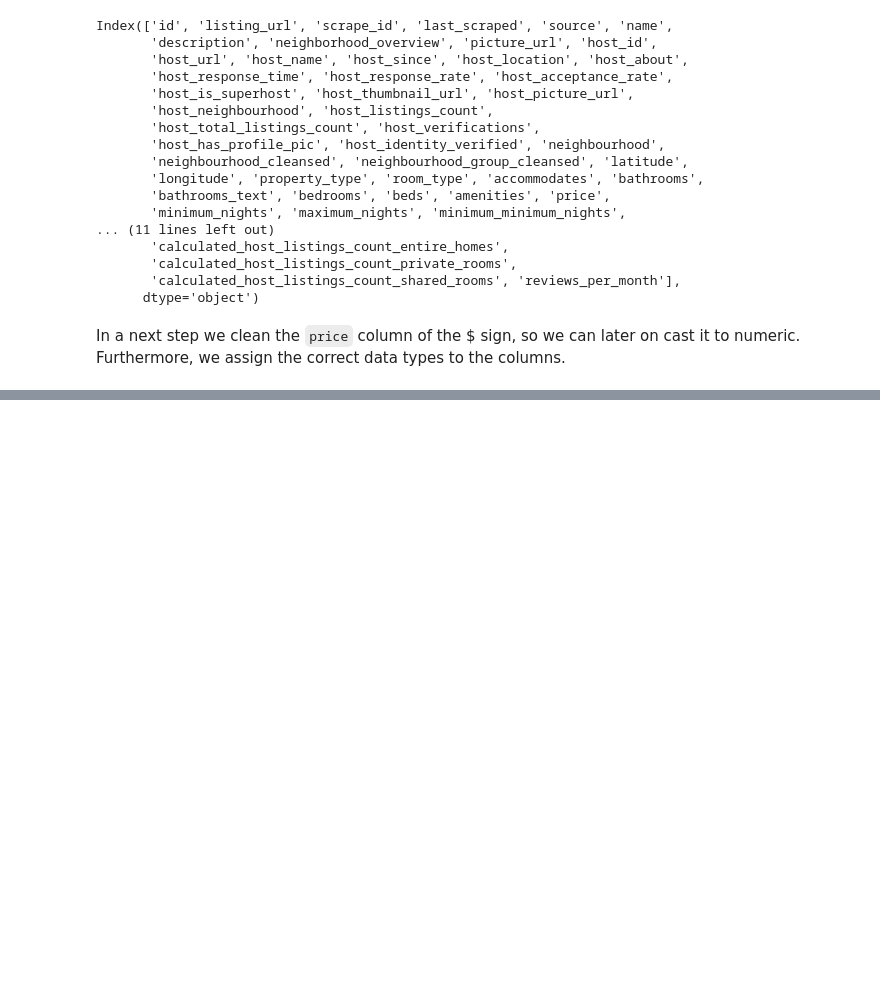
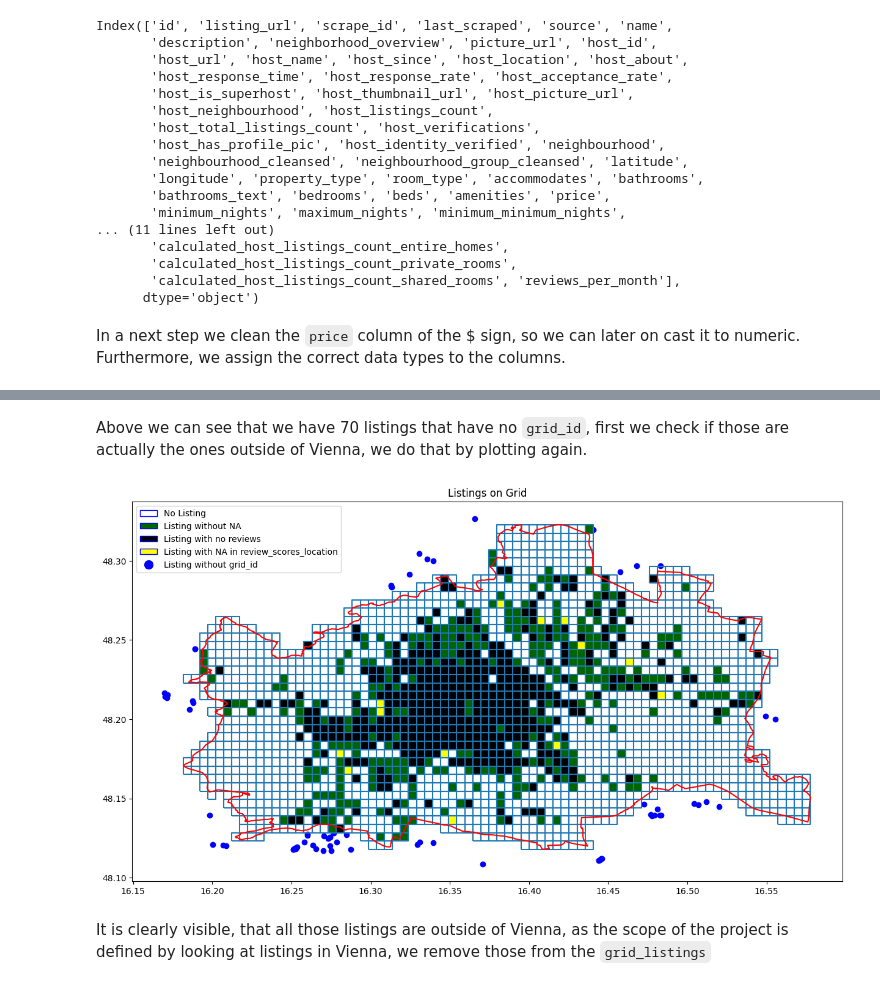
Before and after one commit to EderChri/DOPP, a Jupyter notebook: Group_17.ipynb, the cells around one changed output, grey strips where cells are left out. Drawn from its saved outputs; the diff is of its cells as text; code cells hidden in the pictures; blank space fills up the shorter version.

```diff
--- a/Group_17.ipynb
+++ b/Group_17.ipynb
@@ -114,0 +286,9 @@ listings_cleaned['price_per_person'] = listings_cleaned['price']/listings_cleane
+# %%
+df_mice = grid_listings.filter(['accommodates', 'grid_id', 'id',  'number_of_reviews',
+                                'price',  'review_scores_location', 'review_scores_rating','reviews_per_month'], axis=1).copy()
+
+# Define MICE Imputer and fill missing values
+mice_imputer = IterativeImputer(estimator=linear_model.BayesianRidge(), n_nearest_features=None, imputation_order='ascending')
+
+df_mice_imputed = pd.DataFrame(mice_imputer.fit_transform(df_mice), columns=df_mice.columns)
+grid_listings[['review_scores_location', 'review_scores_rating', 'reviews_per_month']] = df_mice_imputed[['review_scores_location', 'review_scores_rating', 'reviews_per_month']]
@@ -114,0 +313,31 @@ listings_cleaned['price_per_person'] = listings_cleaned['price']/listings_cleane
+# %% [markdown]
+Above we can see that we have 70 listings that have no `grid_id`, first we check if those are actually the ones outside of Vienna, we do that by plotting again.
+# %%
+legend_elements = [Patch(facecolor='white', edgecolor='b',
+                         label='No Listing'),
+                   Patch(facecolor='darkgreen', edgecolor='b',
+                         label='Listing without NA'),
+                   Patch(facecolor='black', edgecolor='b',
+                         label='Listing with no reviews'),
+                   Patch(facecolor='yellow', edgecolor='b',
+                         label='Listing with NA in review_scores_location'),
+                   Line2D([0], [0], marker='o', color='blue', label='Listing without grid_id',
+                      markerfacecolor='blue', markersize=10, ls = '')]
+possibly_outside = grid_listings.copy()
+possibly_outside.isna().sum()
+possibly_outside_points = possibly_outside[possibly_outside['grid_id'].isna()]
+plot_grid = list(set(grid) - set(empty_sq))
+fig, ax = plt.subplots(figsize=(15, 15))
+gpd.GeoSeries(empty_sq).boundary.plot(ax=ax)
+gpd.GeoSeries(plot_grid).boundary.plot(ax=ax, facecolor="darkgreen")
+gpd.GeoSeries(missing_loc_review_sq).boundary.plot(ax=ax, facecolor="yellow")
+gpd.GeoSeries(missing_review_sq).boundary.plot(ax=ax, facecolor="black")
+gpd.GeoSeries(possibly_outside_points['Point']).plot(ax=ax, color="blue")
+gpd.GeoSeries([geom]).boundary.plot(ax=ax, color="red")
+ax.legend(handles=legend_elements)
+plt.title("Listings on Grid")
+plt.show()
+# %% [output]
+[figure, added]
+# %% [markdown]
+It is clearly visible, that all those listings are outside of Vienna, as the scope of the project is defined by looking at listings in Vienna, we remove those from the `grid_listings`
```
Also changed, not shown: parts of 32 cells of this notebook.
